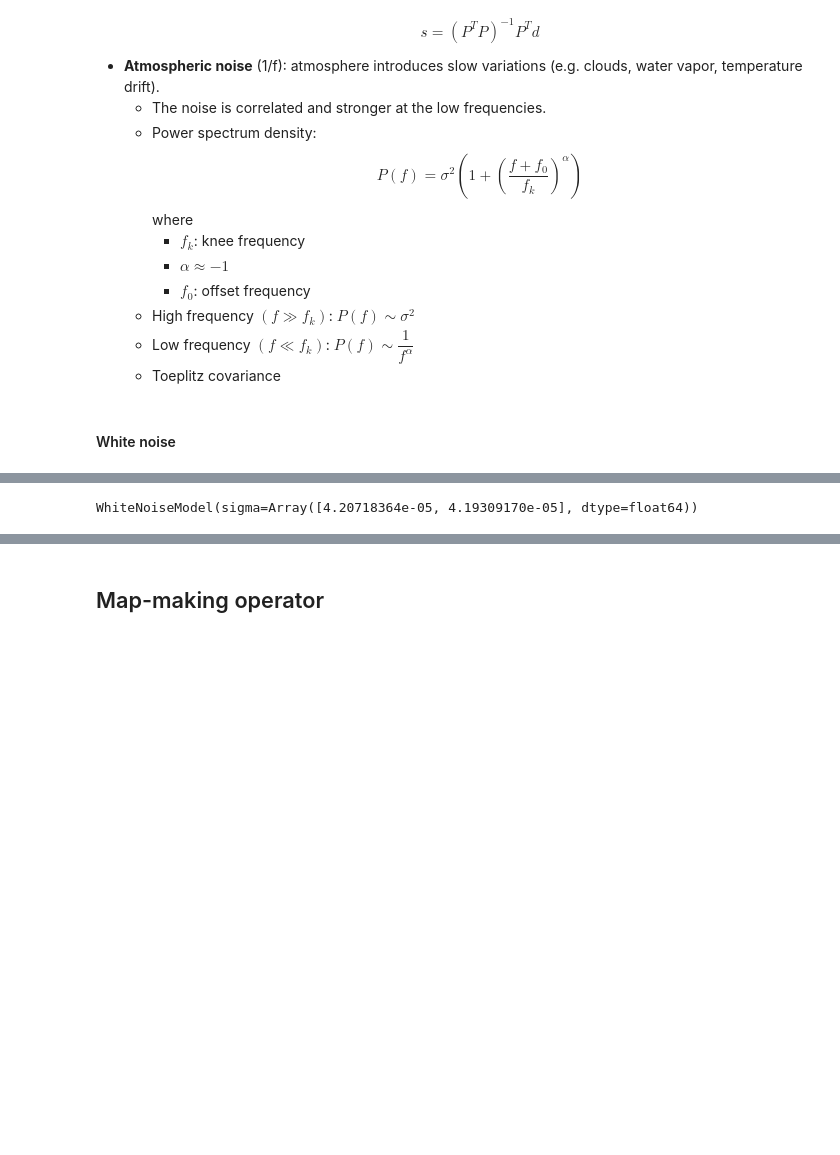
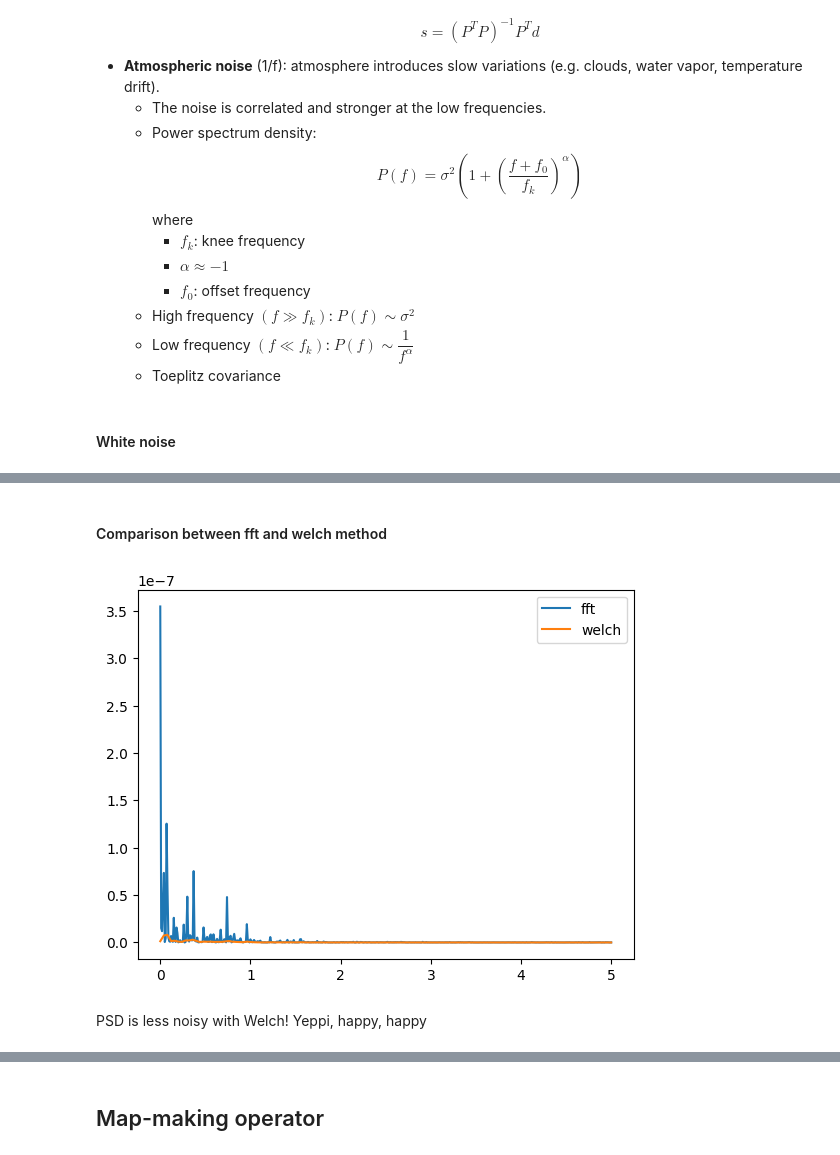
Before and after one commit to binhola/binkathon, a Jupyter notebook: mapmaking-300326-starting.ipynb, the cells around one changed output, grey strips where cells are left out. Saved outputs shown, nothing was run; the diff lists cells and outputs as text; code cells hidden in the pictures; blank space fills up the shorter version.

Commit message:
welch method

```diff
--- a/mapmaking-300326-starting.ipynb
+++ b/mapmaking-300326-starting.ipynb
@@ -236,6 +238,10 @@ hwp_frequency = omega / (2 * jnp.pi)
 n_samples = tod.shape[1]
 f = rfftfreq(n_samples, d=dt)  # array of frequencies in Hz
 
-# psd
+# PSD with fft
 fft_vals = rfft(tod, axis=-1)
 Pxx = (fft_vals * fft_vals.conj()).real / n_samples
+
+# PSD with Welch method
+nperseg = tod.shape[1] // 4
+f_w, Pxx_w = signal.welch(tod, fs=sample_rate, nperseg=nperseg, axis=1)
@@ -242 +269,14 @@ Pxx = (fft_vals * fft_vals.conj()).real / n_samples
+# %% [markdown]
+#### Comparison between fft and welch method
+# %%
+plt.figure()
+plt.plot(f, Pxx[0], label="fft")
+plt.plot(f_w, Pxx_w[0], label="welch")
+
+plt.legend()
+plt.show()
+# %% [output]
+[figure, added]
+# %% [markdown]
+PSD is less noisy with Welch! Yeppi, happy, happy
 # %%
@@ -244,4 +284,0 @@ whitenoise = WhiteNoiseModel.fit_psd_model(f, Pxx, sample_rate=sample_rate, hwp_
-# %%
-whitenoise
-# %% [output]
-WhiteNoiseModel(sigma=Array([4.20718364e-05, 4.19309170e-05], dtype=float64))
```
Also changed, not shown: parts of 6 cells of this notebook.
